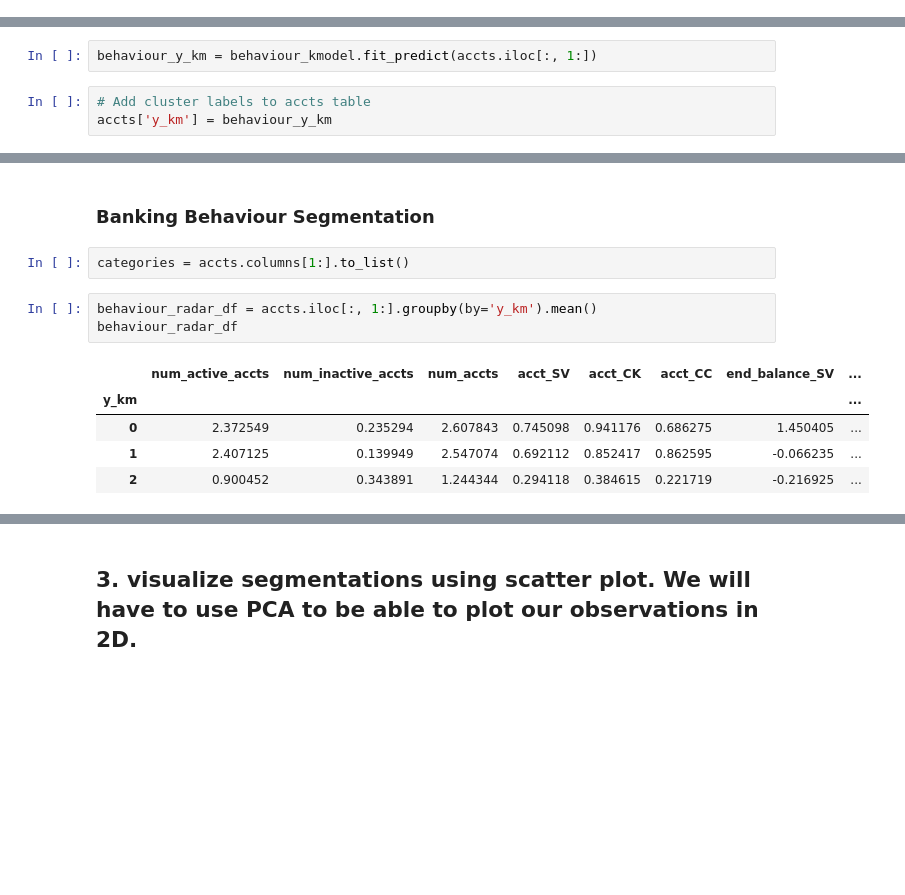
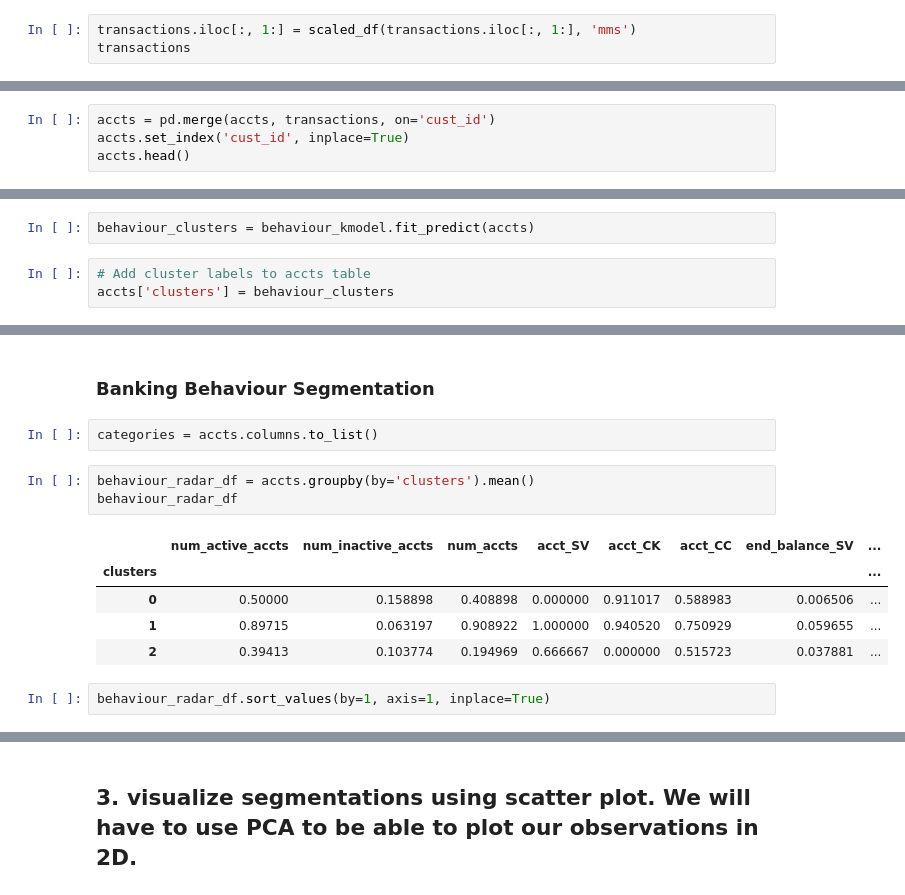
Before and after one commit to Mkyleran/lhl-mini-project-III, a Jupyter notebook: mini-project-III.ipynb, the cells around one changed output, grey strips where cells are left out. Drawn from its saved outputs; the diff is of its cells as text; blank space fills up the shorter version.

```diff
--- a/mini-project-III.ipynb
+++ b/mini-project-III.ipynb
@@ -845,0 +879,3 @@ GROUP BY accounts.cust_id;
+# %%
+transactions.iloc[:, 1:] = scaled_df(transactions.iloc[:, 1:], 'mms')
+transactions
@@ -845,0 +896,4 @@ GROUP BY accounts.cust_id;
+# %%
+accts = pd.merge(accts, transactions, on='cust_id')
+accts.set_index('cust_id', inplace=True)
+accts.head()
@@ -863,10 +925,10 @@ plot_distortion(accts)
 # %%
 behaviour_kmodel = KMeans(n_clusters=3, n_init=10)
 # %%
-behaviour_y_km = behaviour_kmodel.fit_predict(accts.iloc[:, 1:])
+behaviour_clusters = behaviour_kmodel.fit_predict(accts)
 # %%
 # Add cluster labels to accts table
-accts['y_km'] = behaviour_y_km
+accts['clusters'] = behaviour_clusters
 # %% [markdown]
 ## 2. visualize the created clusters using [radar charts](https://plotly.com/python/radar-chart/) and compare them agains each other
 # %% [markdown]
@@ -902,16 +964,18 @@ NameError: name 'radar_df' is not defined
 # %% [markdown]
 ### Banking Behaviour Segmentation
 # %%
-categories = accts.columns[1:].to_list()
+categories = accts.columns.to_list()
 # %%
-behaviour_radar_df = accts.iloc[:, 1:].groupby(by='y_km').mean()
+behaviour_radar_df = accts.groupby(by='clusters').mean()
 behaviour_radar_df
 # %% [output]
 |  | num_active_accts | num_inactive_accts | num_accts | acct_SV | acct_CK | acct_CC | end_balance_SV | ... |
-| y_km |  |  |  |  |  |  |  | ... |
-| 0 | 2.372549 | 0.235294 | 2.607843 | 0.745098 | 0.941176 | 0.686275 | 1.450405 | ... |
-| 1 | 2.407125 | 0.139949 | 2.547074 | 0.692112 | 0.852417 | 0.862595 | -0.066235 | ... |
-| 2 | 0.900452 | 0.343891 | 1.244344 | 0.294118 | 0.384615 | 0.221719 | -0.216925 | ... |
+| clusters |  |  |  |  |  |  |  | ... |
+| 0 | 0.50000 | 0.158898 | 0.408898 | 0.000000 | 0.911017 | 0.588983 | 0.006506 | ... |
+| 1 | 0.89715 | 0.063197 | 0.908922 | 1.000000 | 0.940520 | 0.750929 | 0.059655 | ... |
+| 2 | 0.39413 | 0.103774 | 0.194969 | 0.666667 | 0.000000 | 0.515723 | 0.037881 | ... |
+# %%
+behaviour_radar_df.sort_values(by=1, axis=1, inplace=True)
 # %%
 fig = go.Figure()
 
```
Also changed, not shown: parts of 144 cells of this notebook.
